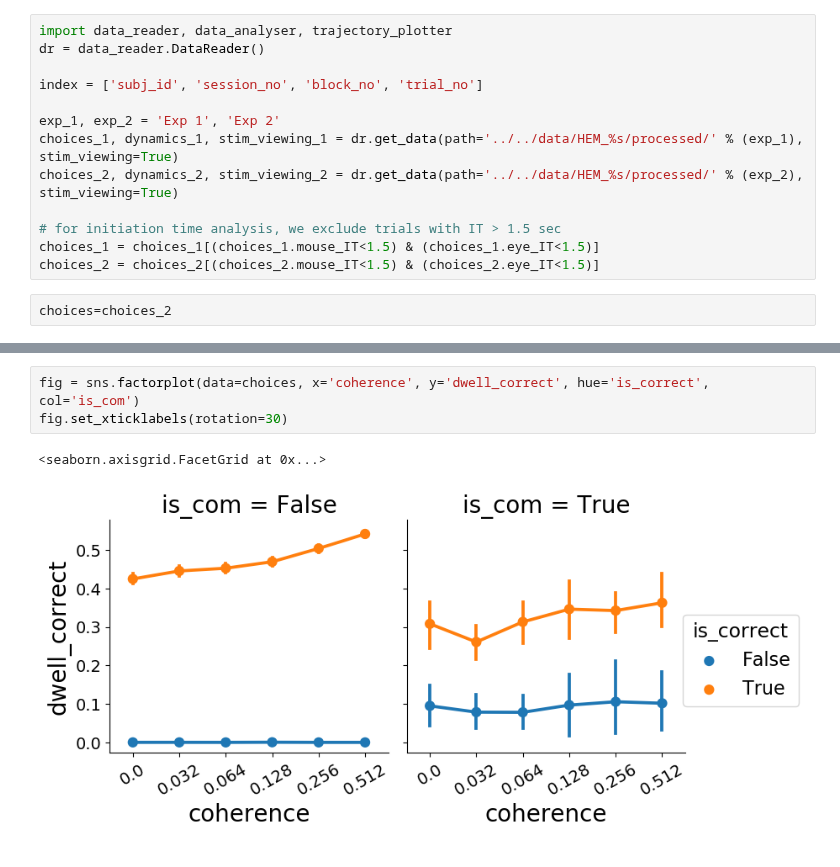
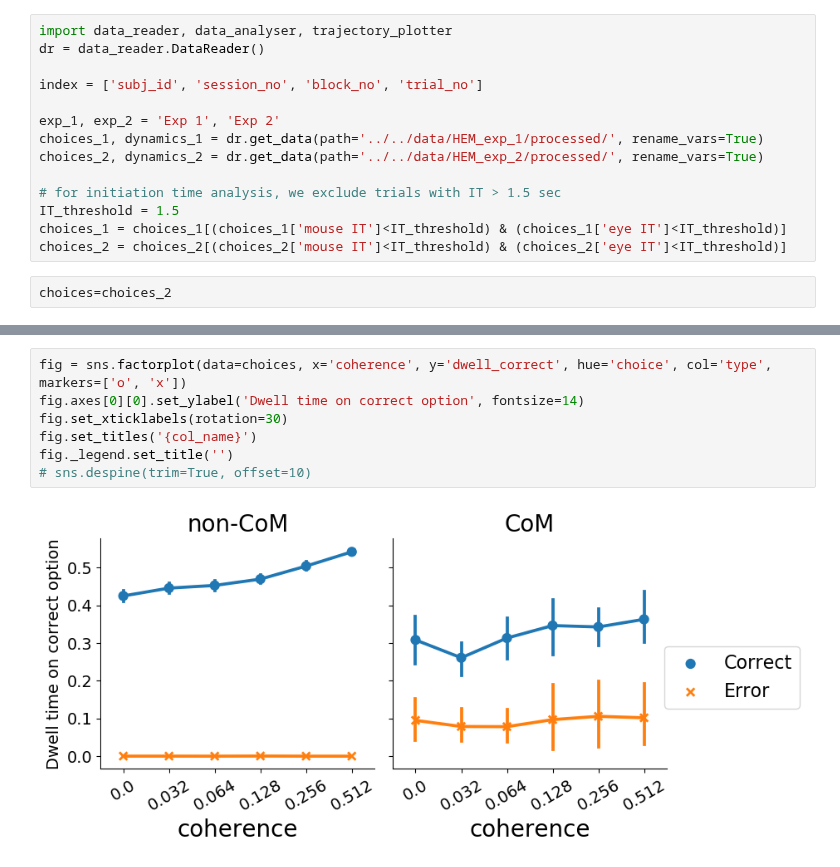
Before and after one commit to cherepaha/eyehandrdk, a Jupyter notebook: eye_analysis.ipynb, the cells around one changed output, grey strips where cells are left out. Cells and saved outputs as stored; diff of their text form.

Commit message:
IT plots updated

```diff
--- a/eye_analysis.ipynb
+++ b/eye_analysis.ipynb
@@ -43,12 +43,13 @@ dr = data_reader.DataReader()
 index = ['subj_id', 'session_no', 'block_no', 'trial_no']
 
 exp_1, exp_2 = 'Exp 1', 'Exp 2'
-choices_1, dynamics_1, stim_viewing_1 = dr.get_data(path='../../data/HEM_%s/processed/' % (exp_1), stim_viewing=True)
-choices_2, dynamics_2, stim_viewing_2 = dr.get_data(path='../../data/HEM_%s/processed/' % (exp_2), stim_viewing=True)
+choices_1, dynamics_1 = dr.get_data(path='../../data/HEM_exp_1/processed/', rename_vars=True)
+choices_2, dynamics_2 = dr.get_data(path='../../data/HEM_exp_2/processed/', rename_vars=True)
 
 # for initiation time analysis, we exclude trials with IT > 1.5 sec
-choices_1 = choices_1[(choices_1.mouse_IT<1.5) & (choices_1.eye_IT<1.5)]
-choices_2 = choices_2[(choices_2.mouse_IT<1.5) & (choices_2.eye_IT<1.5)]
+IT_threshold = 1.5
+choices_1 = choices_1[(choices_1['mouse IT']<IT_threshold) & (choices_1['eye IT']<IT_threshold)]
+choices_2 = choices_2[(choices_2['mouse IT']<IT_threshold) & (choices_2['eye IT']<IT_threshold)]
 # %%
 choices=choices_2
 # %%
@@ -61,6 +62,9 @@ fig.set_xticklabels(rotation=30)
 # %%
-fig = sns.factorplot(data=choices, x='coherence', y='dwell_correct', hue='is_correct', col='is_com')
+fig = sns.factorplot(data=choices, x='coherence', y='dwell_correct', hue='choice', col='type', markers=['o', 'x'])
+fig.axes[0][0].set_ylabel('Dwell time on correct option', fontsize=14)
 fig.set_xticklabels(rotation=30)
+fig.set_titles('{col_name}')
+fig._legend.set_title('')
+# sns.despine(trim=True, offset=10)
 # %% [output]
-<seaborn.axisgrid.FacetGrid at 0x...>
-[figure, old version]
+[figure, new version]
```
Also changed, not shown: parts of 2 cells of this notebook, 2 other files.
